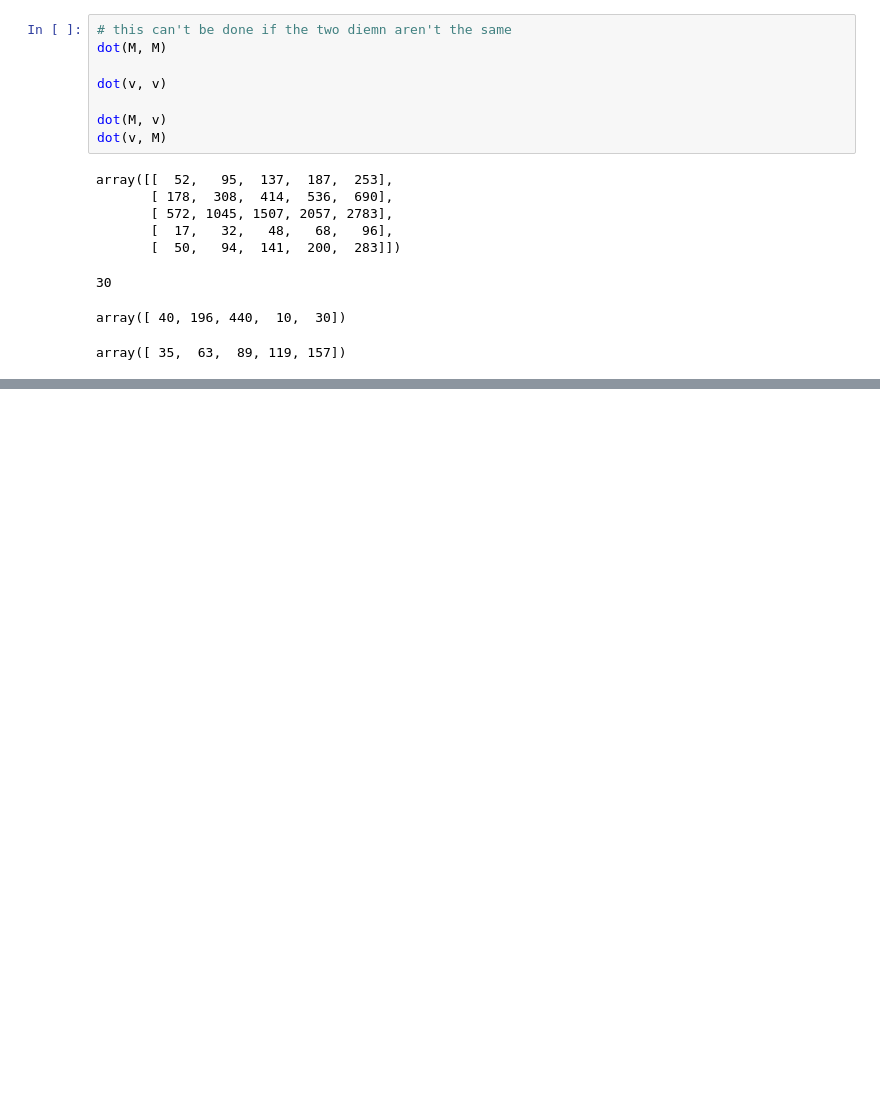
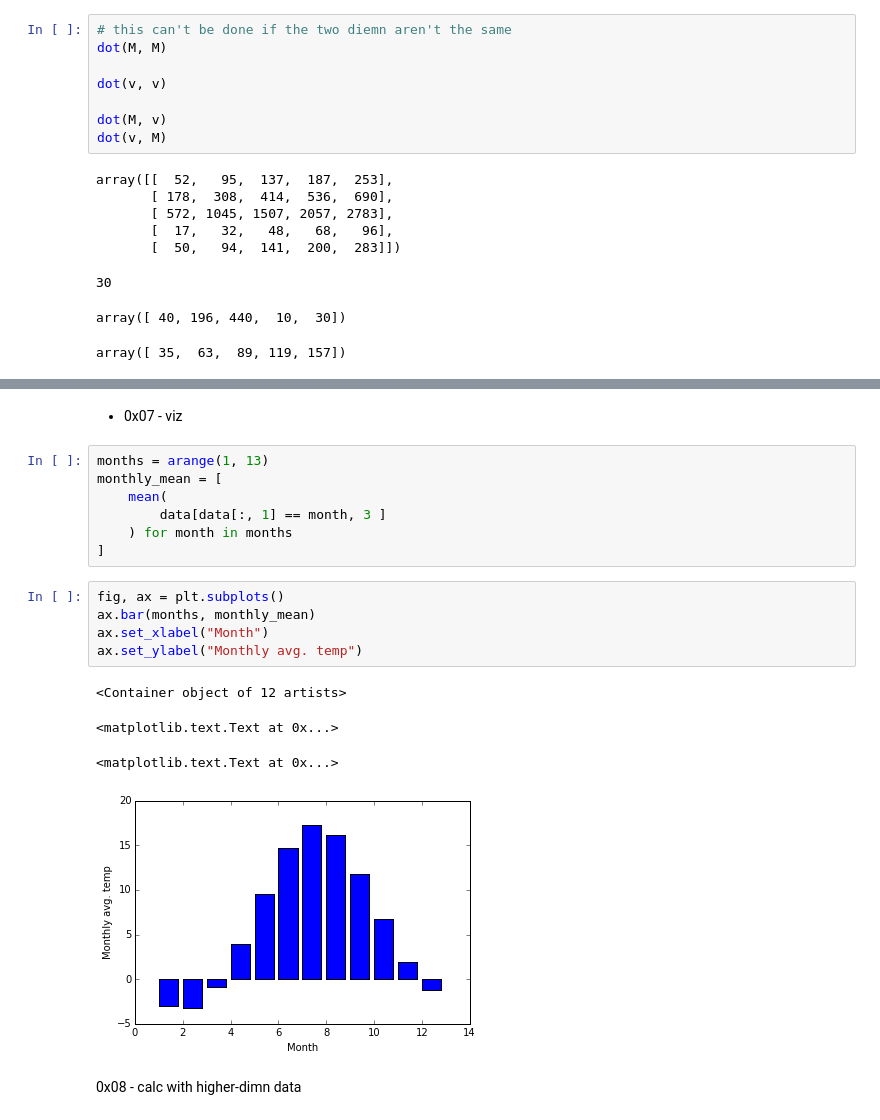
Before and after one commit to codingEzio/code_py_datasci_libraries, a Jupyter notebook: sci_py_lecture_numpy_p1.ipynb, the cells around one changed output, grey strips where cells are left out. Drawn from its saved outputs; the diff is of its cells as text; blank space fills up the shorter version.

```diff
--- a/sci_py_lecture_numpy_p1.ipynb
+++ b/sci_py_lecture_numpy_p1.ipynb
@@ -533,0 +637,21 @@ array([ 35,  63,  89, 119, 157])
+# %% [markdown]
+- 0x07 - viz
+# %%
+months = arange(1, 13)
+monthly_mean = [
+    mean(
+        data[data[:, 1] == month, 3 ]
+    ) for month in months
+]
+# %%
+fig, ax = plt.subplots()
+ax.bar(months, monthly_mean)
+ax.set_xlabel("Month")
+ax.set_ylabel("Monthly avg. temp")
+# %% [output]
+<Container object of 12 artists>
+<matplotlib.text.Text at 0x...>
+<matplotlib.text.Text at 0x...>
+[figure, added]
+# %% [markdown]
+0x08 - calc with higher-dimn data
```
Also changed, not shown: parts of 62 cells of this notebook, 3 other files.
